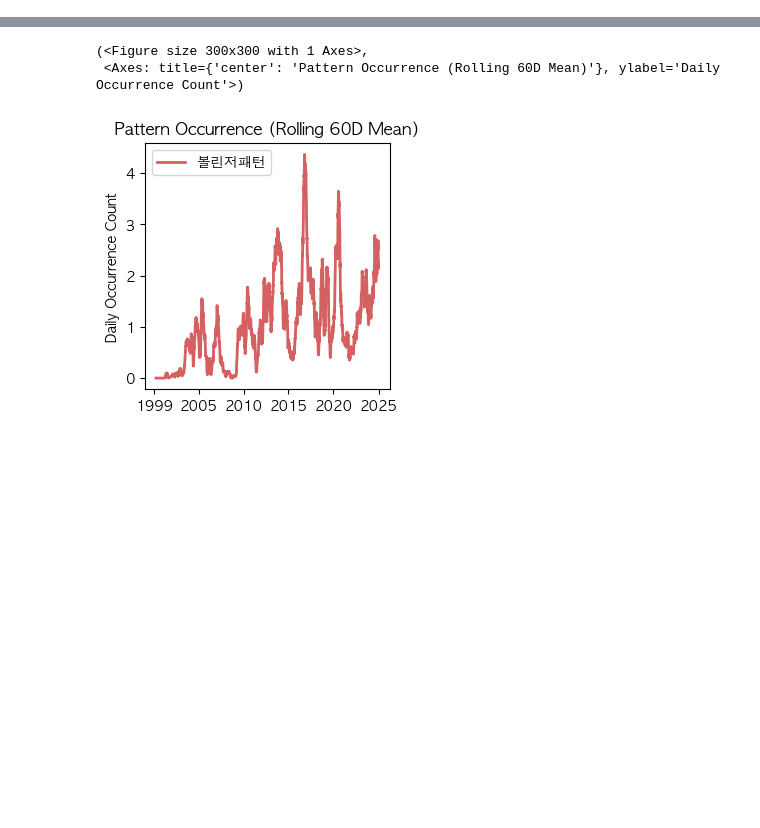
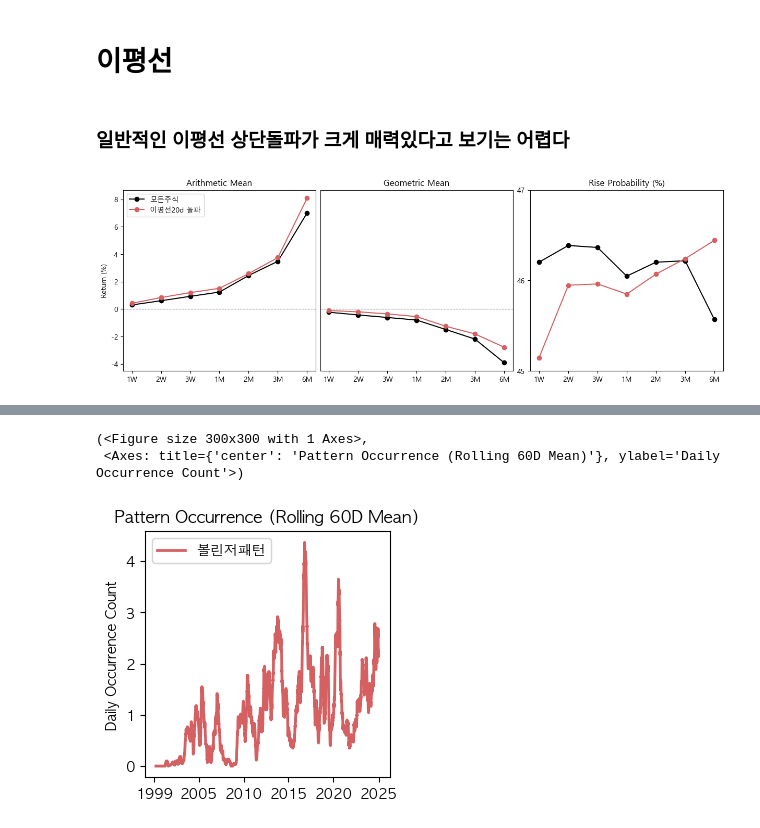
Before and after one commit to gem763/metricstudio, a Jupyter notebook: main.ipynb, the cells around one changed output, grey strips where cells are left out. Cells and saved outputs as stored; diff of their text form; code cells hidden in the pictures; blank space fills up the shorter version.

```diff
--- a/main.ipynb
+++ b/main.ipynb
@@ -176,0 +59,10 @@ stats.plot(start='2000-01-01', end='2025-12-31');
+# %% [markdown]
+# 이평선
+# %% [markdown]
+### 일반적인 이평선 상단돌파가 크게 매력있다고 보기는 어렵다
+# %%
+ma20 = Trending(name='이평선20d 돌파').on(trigger='breakout_up', window=20, cooldown_days=3)
+stats = bt.analyze(ma20)
+stats.plot(end=end_book);
+# %% [output]
+[figure, added]
```
Also changed, not shown: parts of 84 cells of this notebook, 9 other files.
